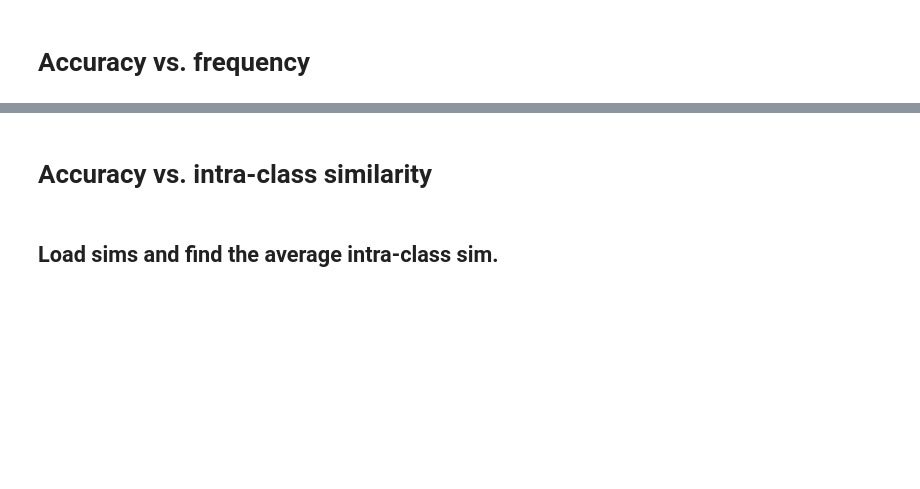
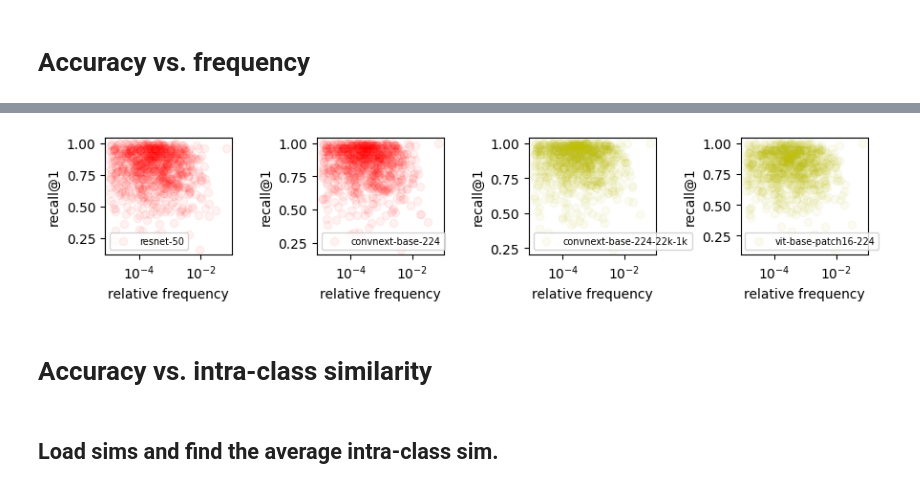
Before and after one commit to alishiraliGit/eval-on-laion, a Jupyter notebook: notebooks/plot_relative_frequency_vs_intra_class_sim_vs_recall.ipynb, the cells around one changed output, grey strips where cells are left out. Saved outputs shown, nothing was run; the diff lists cells and outputs as text; code cells hidden in the pictures; blank space fills up the shorter version.

```diff
--- a/notebooks/plot_relative_frequency_vs_intra_class_sim_vs_recall.ipynb
+++ b/notebooks/plot_relative_frequency_vs_intra_class_sim_vs_recall.ipynb
@@ -268,3 +271,35 @@ plt.savefig(os.path.join('figs', f'top%d_acc_vs_rel_freq_{all_laionet_prefix}.pd
+# %%
+n_m = len(chosen_model_names)
+
+plt.figure(figsize=(n_m*2.2, 2))
+
+for i_m, model_name in enumerate(chosen_model_names):
+    recalls = []
+    probs = []
+    for wnid, prob in wnid2prob.items():
+        if wnid2freq[wnid] < 10:
+            continue
+        if wnid not in topk2model2wnid2ilsvrcrecall[top_k][model_name]:
+            continue
+        recalls.append(topk2model2wnid2ilsvrcrecall[top_k][model_name][wnid])
+        probs.append(prob)
+
+    plt.subplot(1, n_m, i_m + 1)
+    cl = modelname2color[model_name]
+
+    plt.plot(probs, recalls, 'o', alpha=0.05, color=cl)
+
+    plt.legend([model_name], fontsize=7)
+    plt.xlabel('relative frequency')
+    plt.ylabel('recall@%d' % top_k)
+
+    plt.xscale('log')
+
+plt.tight_layout()
+
+plt.savefig(os.path.join('figs', f'top%d_ilsvrc_acc_vs_rel_freq_{all_laionet_prefix}.pdf' % top_k))
+# %% [output]
+[figure, added]
 # %% [markdown]
 # Accuracy vs. intra-class similarity
 # %%
```
Also changed, not shown: parts of 11 cells of this notebook, 15 other files.
